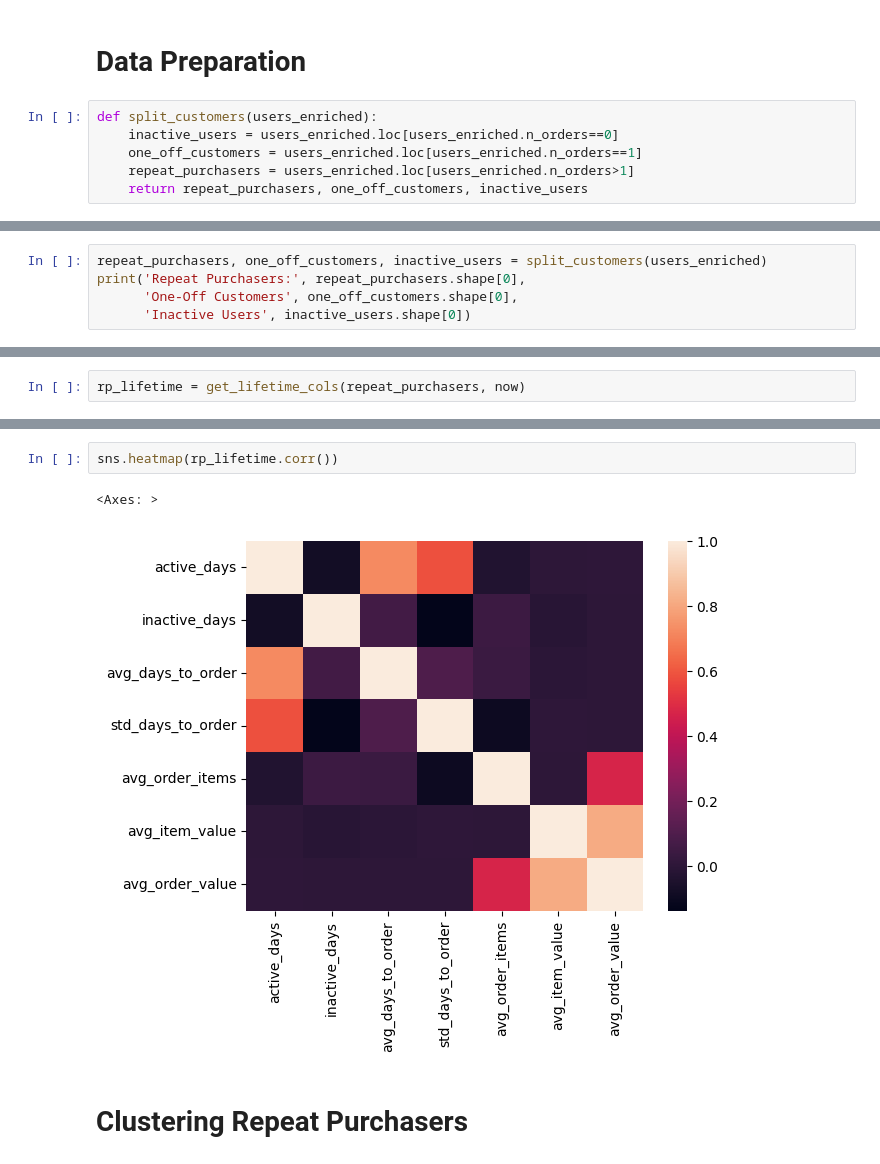
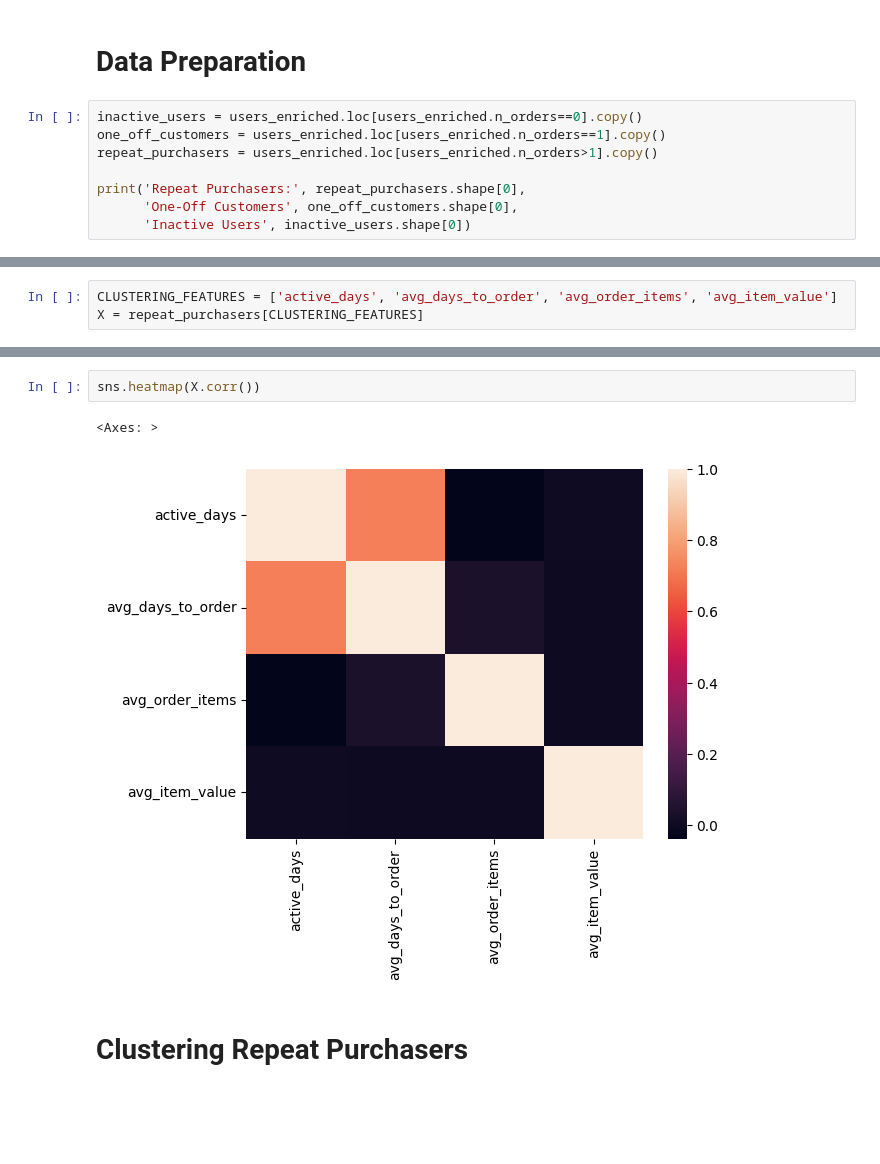
Before and after one commit to egeatmaca/ecommerce_segments, a Jupyter notebook: notebooks/customer_segmentation.ipynb, the cells around one changed output, grey strips where cells are left out. Cells and saved outputs as stored; diff of their text form; blank space fills up the shorter version.

Commit message:
notebook code refactor + clustering model updated

```diff
--- a/notebooks/customer_segmentation.ipynb
+++ b/notebooks/customer_segmentation.ipynb
@@ -95,8 +95,10 @@ users_enriched.describe()
 # %% [markdown]
 # Data Preparation
 # %%
-def split_customers(users_enriched):
-    inactive_users = users_enriched.loc[users_enriched.n_orders==0]
-    one_off_customers = users_enriched.loc[users_enriched.n_orders==1]
-    repeat_purchasers = users_enriched.loc[users_enriched.n_orders>1]
-    return repeat_purchasers, one_off_customers, inactive_users
+inactive_users = users_enriched.loc[users_enriched.n_orders==0].copy()
+one_off_customers = users_enriched.loc[users_enriched.n_orders==1].copy()
+repeat_purchasers = users_enriched.loc[users_enriched.n_orders>1].copy()
+
+print('Repeat Purchasers:', repeat_purchasers.shape[0],
+      'One-Off Customers', one_off_customers.shape[0],
+      'Inactive Users', inactive_users.shape[0])
@@ -129,5 +106,0 @@ def plot_histograms(df, columns=None, width=14, height=7, bins=20):
-# %%
-repeat_purchasers, one_off_customers, inactive_users = split_customers(users_enriched)
-print('Repeat Purchasers:', repeat_purchasers.shape[0],
-      'One-Off Customers', one_off_customers.shape[0],
-      'Inactive Users', inactive_users.shape[0])
@@ -141,3 +110,4 @@ Timestamp('2024-01-21 12:55:19.720387')
 # %%
-rp_lifetime = get_lifetime_cols(repeat_purchasers, now)
+CLUSTERING_FEATURES = ['active_days', 'avg_days_to_order', 'avg_order_items', 'avg_item_value']
+X = repeat_purchasers[CLUSTERING_FEATURES]
 # %%
@@ -159,8 +148,8 @@ plot_histograms(rp_lifetime, bins=100)
 # %%
-sns.heatmap(rp_lifetime.corr())
+sns.heatmap(X.corr())
 # %% [output]
 <Axes: >
-[figure, old version]
+[figure, new version]
 # %% [markdown]
 # Clustering Repeat Purchasers
 # %%
```
Also changed, not shown: parts of 38 cells of this notebook, 3 other files.
